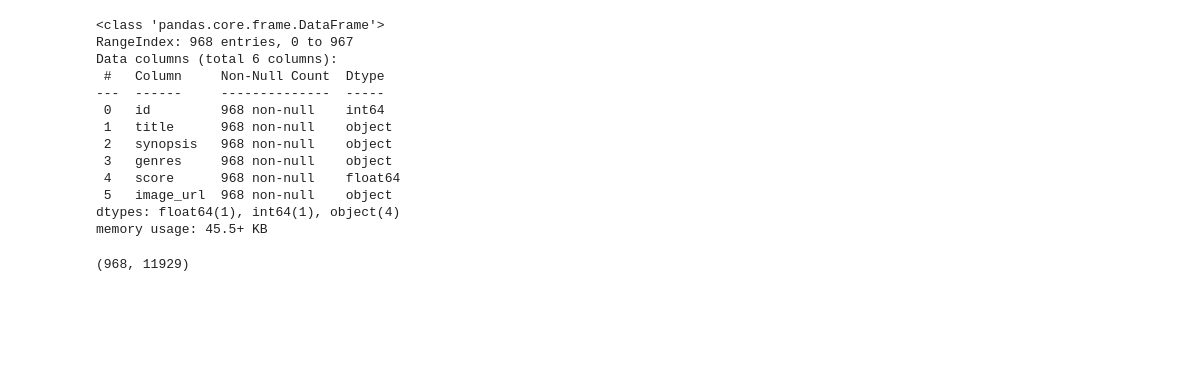
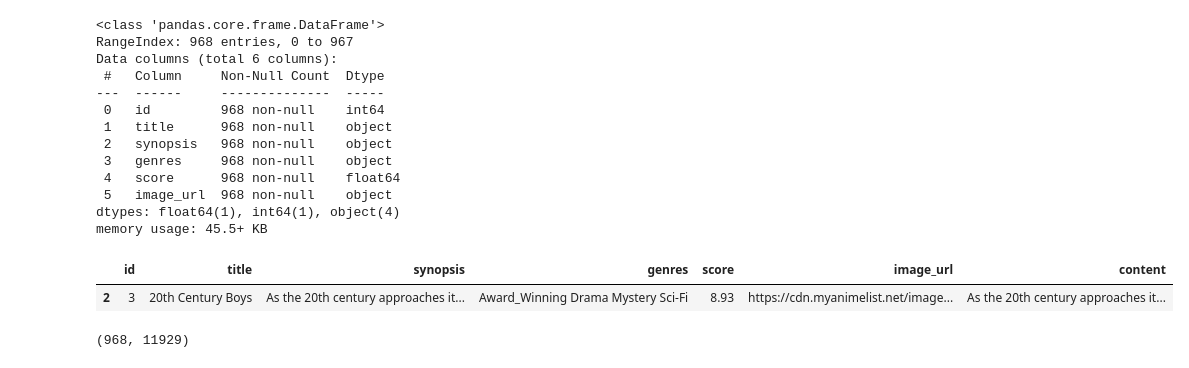
Before and after one commit to SID1014/Manga-Recommendation-System, a Jupyter notebook: Notebook/Contentbased_model.ipynb, the cells around one changed output. Saved outputs shown, nothing was run; the diff lists cells and outputs as text; code cells hidden in the pictures; blank space fills up the shorter version.

```diff
--- a/Notebook/Contentbased_model.ipynb
+++ b/Notebook/Contentbased_model.ipynb
@@ -22,6 +22,11 @@ Data columns (total 6 columns):
  5   image_url  968 non-null    object
 dtypes: float64(1), int64(1), object(4)
 memory usage: 45.5+ KB
+# %%
+df[df['id']==3]
+# %% [output]
+|  | id | title | synopsis | genres | score | image_url | content |
+| 2 | 3 | 20th Century Boys | As the 20th century approaches it... | Award_Winning Drama Mystery Sci-Fi | 8.93 | https://cdn.myanimelist.net/image... | As the 20th century approaches it... |
 # %%
 df["content"] = (df["synopsis"]+ " ")*3 + " " + (df["genres"]+ " ")*2
 # %%
```
Also changed, not shown: parts of 6 cells of this notebook, 12 other files.
